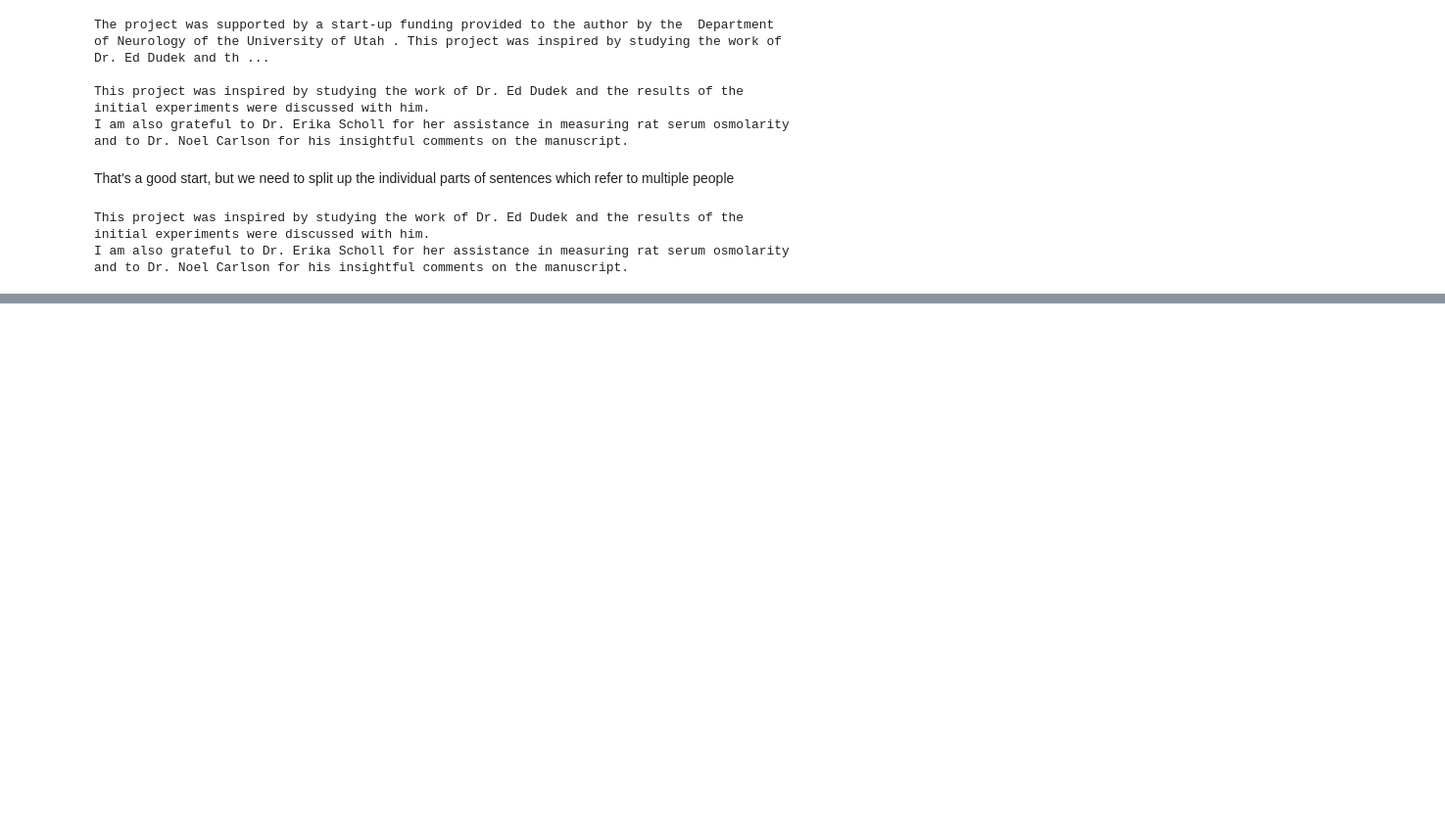
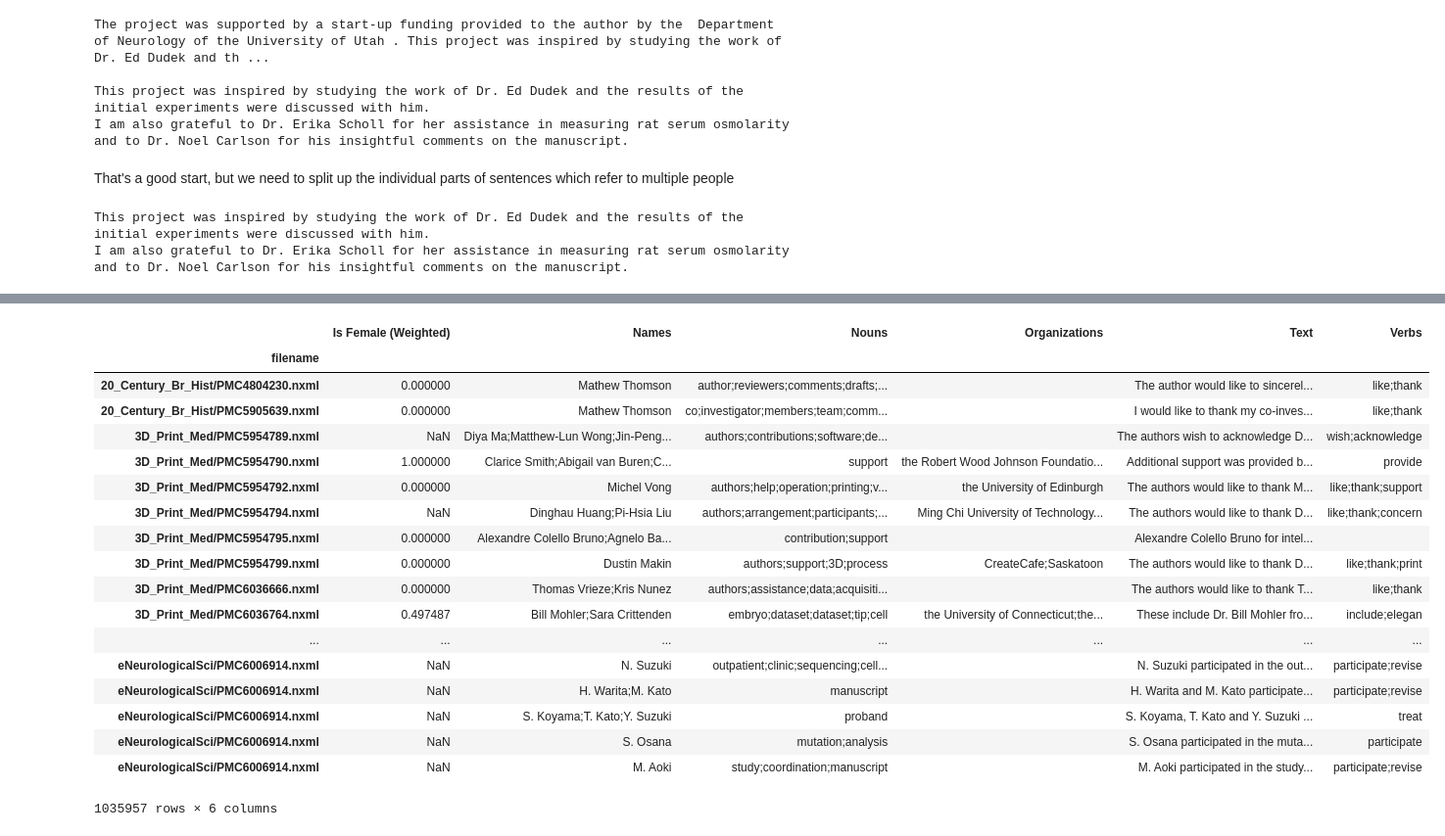
Before and after one commit to NCBI-Hackathons/Hidden-Figures, a Jupyter notebook: pipeline/sentence_parsing.ipynb, the cells around one changed output, grey strips where cells are left out. Shown at 98% size. Cells and saved outputs as stored; diff of their text form; code cells hidden in the pictures; blank space fills up the shorter version.

```diff
--- a/pipeline/sentence_parsing.ipynb
+++ b/pipeline/sentence_parsing.ipynb
@@ -133,7 +133,7 @@ def parse_df(row, k):
 # %%
 dx=[]
 for f in F_CSV:
-    df = pd.read_csv(f, nrows=15000)
+    df = pd.read_csv(f)#, nrows=15000)
 
     #dfunc = joblib.delayed(parse_df)
     #with joblib.Parallel(1) as MP:
@@ -173,0 +173,19 @@ Tue Sep 11 20:42:17 2018
+|  | Is Female (Weighted) | Names | Nouns | Organizations | Text | Verbs |
+| filename |  |  |  |  |  |  |
+| 20_Century_Br_Hist/PMC4804230.nxml | 0.000000 | Mathew Thomson | author;reviewers;comments;drafts;... |  | The author would like to sincerel... | like;thank |
+| 20_Century_Br_Hist/PMC5905639.nxml | 0.000000 | Mathew Thomson | co;investigator;members;team;comm... |  | I would like to thank my co-inves... | like;thank |
+| 3D_Print_Med/PMC5954789.nxml | NaN | Diya Ma;Matthew-Lun Wong;Jin-Peng... | authors;contributions;software;de... |  | The authors wish to acknowledge D... | wish;acknowledge |
+| 3D_Print_Med/PMC5954790.nxml | 1.000000 | Clarice Smith;Abigail van Buren;C... | support | the Robert Wood Johnson Foundatio... | Additional support was provided b... | provide |
+| 3D_Print_Med/PMC5954792.nxml | 0.000000 | Michel Vong | authors;help;operation;printing;v... | the University of Edinburgh | The authors would like to thank M... | like;thank;support |
+| 3D_Print_Med/PMC5954794.nxml | NaN | Dinghau Huang;Pi-Hsia Liu | authors;arrangement;participants;... | Ming Chi University of Technology... | The authors would like to thank D... | like;thank;concern |
+| 3D_Print_Med/PMC5954795.nxml | 0.000000 | Alexandre Colello Bruno;Agnelo Ba... | contribution;support |  | Alexandre Colello Bruno for intel... |  |
+| 3D_Print_Med/PMC5954799.nxml | 0.000000 | Dustin Makin | authors;support;3D;process | CreateCafe;Saskatoon | The authors would like to thank D... | like;thank;print |
+| 3D_Print_Med/PMC6036666.nxml | 0.000000 | Thomas Vrieze;Kris Nunez | authors;assistance;data;acquisiti... |  | The authors would like to thank T... | like;thank |
+| 3D_Print_Med/PMC6036764.nxml | 0.497487 | Bill Mohler;Sara Crittenden | embryo;dataset;dataset;tip;cell | the University of Connecticut;the... | These include Dr. Bill Mohler fro... | include;elegan |
+| ... | ... | ... | ... | ... | ... | ... |
+| eNeurologicalSci/PMC6006914.nxml | NaN | N. Suzuki | outpatient;clinic;sequencing;cell... |  | N. Suzuki participated in the out... | participate;revise |
+| eNeurologicalSci/PMC6006914.nxml | NaN | H. Warita;M. Kato | manuscript |  | H. Warita and M. Kato participate... | participate;revise |
+| eNeurologicalSci/PMC6006914.nxml | NaN | S. Koyama;T. Kato;Y. Suzuki | proband |  | S. Koyama, T. Kato and Y. Suzuki ... | treat |
+| eNeurologicalSci/PMC6006914.nxml | NaN | S. Osana | mutation;analysis |  | S. Osana participated in the muta... | participate |
+| eNeurologicalSci/PMC6006914.nxml | NaN | M. Aoki | study;coordination;manuscript |  | M. Aoki participated in the study... | participate;revise |
+1035957 rows × 6 columns
```
Also changed, not shown: parts of 1 cell of this notebook, 5 other files.
